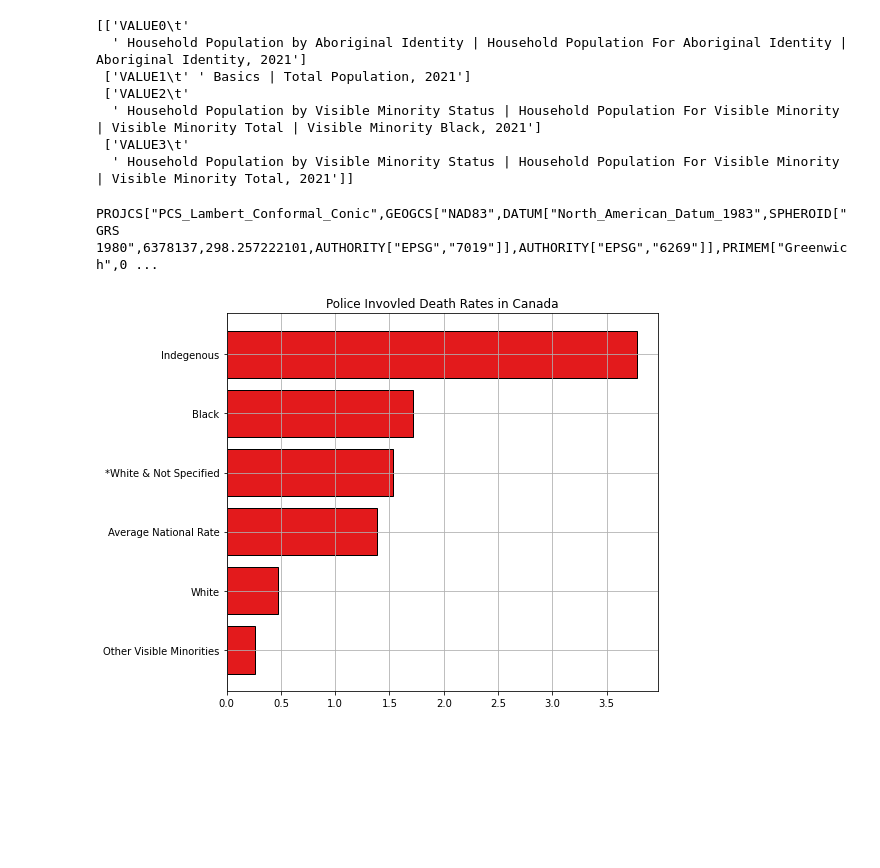
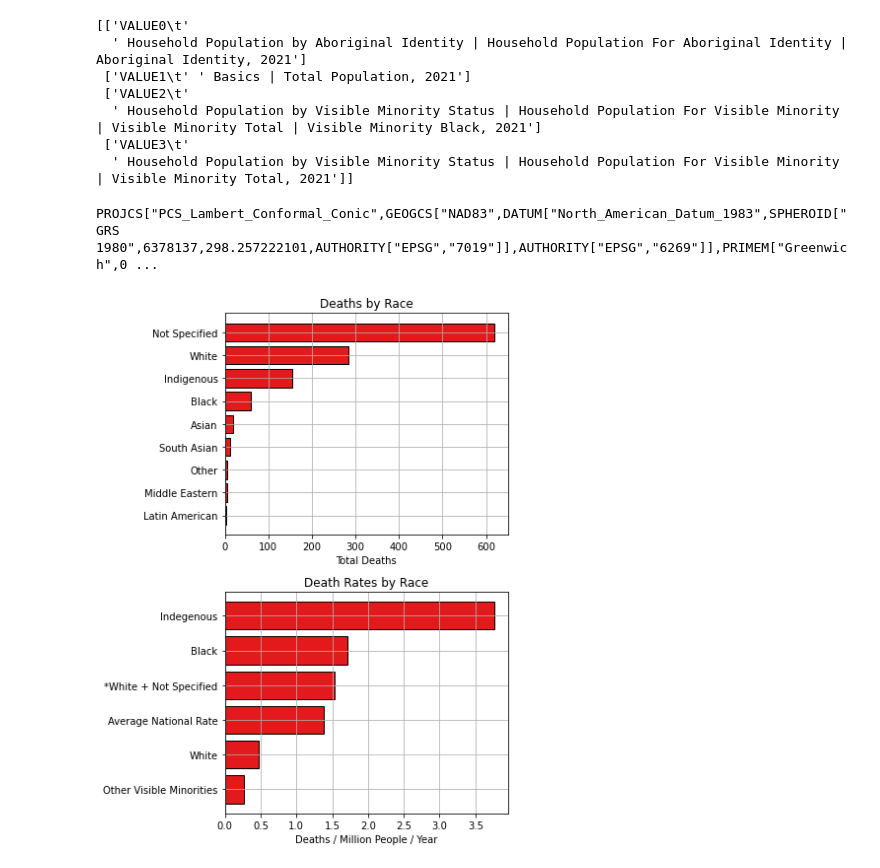
Before and after one commit to Police-Involved-Deaths-CA/Data, a Jupyter notebook: Data_Overview.ipynb, the cells around one changed output. Drawn from its saved outputs; the diff is of its cells as text; code cells hidden in the pictures; blank space fills up the shorter version.

```diff
--- a/Data_Overview.ipynb
+++ b/Data_Overview.ipynb
@@ -678,6 +698,9 @@ print(meta_data.values)
   ' Household Population by Visible Minority Status | Household Population For Visible Minority | Visible Minority Total | Visible Minority Black, 2021']
  ['VALUE3\t'
   ' Household Population by Visible Minority Status | Household Population For Visible Minority | Visible Minority Total, 2021']]
+# %%
+import datetime as dt
+Years = (dt.datetime.now().year+dt.datetime.now().timetuple().tm_yday/365-2000)
 # %%
 # import geopandas as gpd
 
@@ -694,42 +717,59 @@ Prov = Prov.rename(columns={
 'VALUE2': 'Black Pop',
 'VALUE3': 'Visible Minority Pop'
 })
 
 Prov['White Pop'] = Prov['Total Pop'] -(Prov['Visible Minority Pop']+Prov['Indigenous Pop'])
 Prov['Visible Minority Pop (non-Black)'] = Prov['Visible Minority Pop']-Prov['Black Pop']
 
 Prov.head()
 # Prov['Indigenous Identity'].describe()
 
 Prov['prov'] = Prov['name'].replace(can_province_abbrev)
 Prov = Prov.set_index('prov')
 Demo = PID.groupby(['prov','Demographic']).count()['INDEX'].unstack()
 Demo['Total'] = Demo.sum(axis=1)
 Prov = Prov.join(Demo)
 # Prov
 
 # Prov = Prov.sum()
 Num = Prov.sum()
 Rates = []
-Demo = ['Indegenous','White','Black','Other Visible Minorities','*White & Not Specified','Average National Rate']
-Rates.append(Num['Indigenous']/Num['Indigenous Pop']*1e6/22)
-Rates.append(Num['White']/Num['White Pop']*1e6/22)
-Rates.append(Num['Black']/Num['Black Pop']*1e6/22)
-Rates.append(Num['Visible Minority']/Num['Visible Minority Pop (non-Black)']*1e6/22)
-Rates.append((Num['White']+Num['Not Specified'])/Num['White Pop']*1e6/22)
-Rates.append(Num['Total']/Num['Total Pop']*1e6/22)
+Demo = ['Indegenous','White','Black','Other Visible Minorities','*White + Not Specified','Average National Rate']
+Rates.append(Num['Indigenous']/Num['Indigenous Pop']*1e6/Years)
+Rates.append(Num['White']/Num['White Pop']*1e6/Years)
+Rates.append(Num['Black']/Num['Black Pop']*1e6/Years)
+Rates.append(Num['Visible Minority']/Num['Visible Minority Pop (non-Black)']*1e6/Years)
+Rates.append((Num['White']+Num['Not Specified'])/Num['White Pop']*1e6/Years)
+Rates.append(Num['Total']/Num['Total Pop']*1e6/Years)
 
 Data = pd.DataFrame(data={'Rates':Rates,
                          'Demographic':Demo})
 
 Data=Data.sort_values(by='Rates')
 
-plt.figure(figsize=(8,6))
-plt.barh(Data['Demographic'],Data['Rates'],color='#e31a1c',edgecolor='k')
-plt.grid()
-plt.title('Police Invovled Death Rates in Canada')
+
+
+# PID.groupby('first_name').count()['INDEX']
+B = Final_Data.groupby('race').count()['INDEX'].sort_values()[-10:]
+
+fig,ax=plt.subplots(2,figsize=(6,8))
+ax[0].barh(B.index,B,color='#e31a1c',edgecolor='k')
+ax[0].grid()
+ax[0].set_xlabel('Total Deaths')
+# plt.tight_layout()
+
+ax[0].set_title('Deaths by Race',fontsize=12)
+# plt.tight_layout()
+# plt.savefig('docs/images/Race.png',dpi=400)
+
+
+# plt.figure(figsize=(8,6))
+ax[1].barh(Data['Demographic'],Data['Rates'],color='#e31a1c',edgecolor='k')
+ax[1].grid()
+ax[1].set_title('Death Rates by Race',fontsize=12)
+ax[1].set_xlabel('Deaths / Million People / Year')
 plt.tight_layout()
 plt.savefig('docs/images/Race_Normalized.png',dpi=400)
 # %% [output]
 PROJCS["PCS_Lambert_Conformal_Conic",GEOGCS["NAD83",DATUM["North_American_Datum_1983",SPHEROID["GRS 1980",6378137,298.257222101,AUTHORITY["EPSG","7019"]],AUTHORITY["EPSG","6269"]],PRIMEM["Greenwich",0 ...
-[figure, old version]
+[figure, new version]
```
Also changed, not shown: parts of 7 cells of this notebook, 10 other files.
